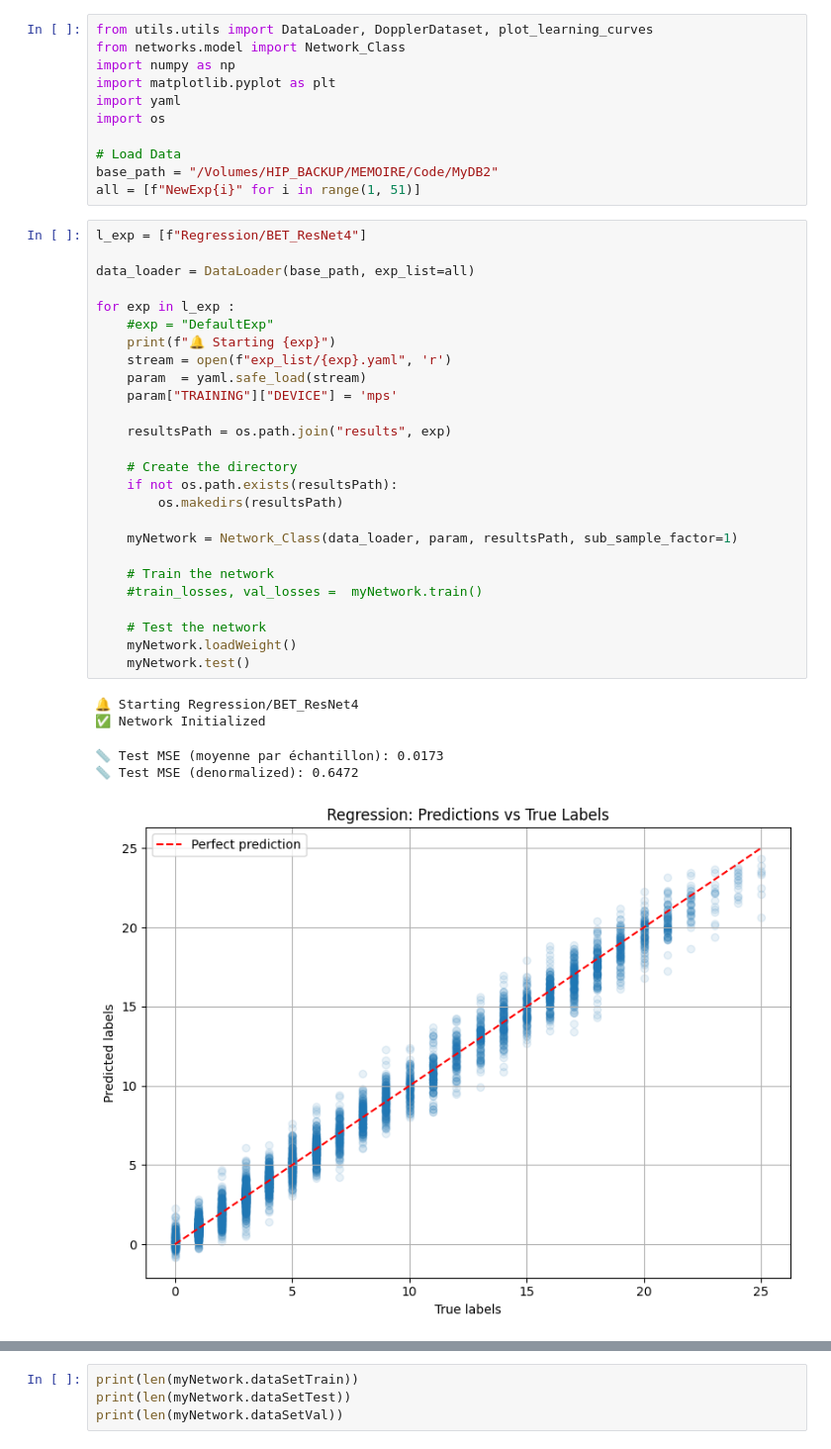
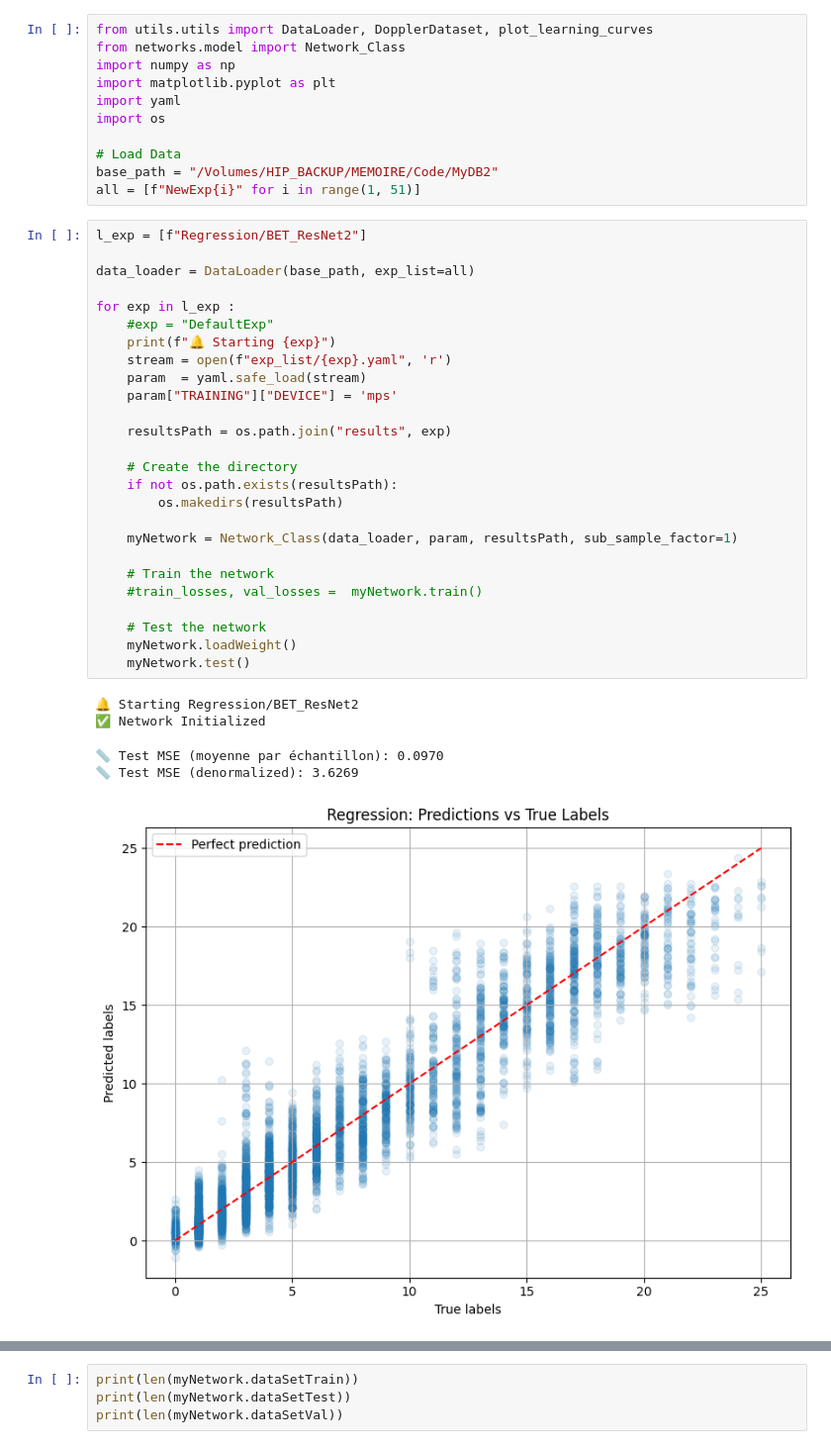
Before and after one commit to Hip02/CrowdMonitoring_Hip, a Jupyter notebook: DeepLearning/deep_learning_first_try.ipynb, the cells around one changed output, grey strips where cells are left out. Shown at 99% size. Drawn from its saved outputs; the diff is of its cells as text.

```diff
--- a/DeepLearning/deep_learning_first_try.ipynb
+++ b/DeepLearning/deep_learning_first_try.ipynb
@@ -10,34 +10,34 @@ import os
 base_path = "/Volumes/HIP_BACKUP/MEMOIRE/Code/MyDB2"
 all = [f"NewExp{i}" for i in range(1, 51)]
 # %%
-l_exp = [f"Regression/BET_ResNet4"]
+l_exp = [f"Regression/BET_ResNet2"]
 
 data_loader = DataLoader(base_path, exp_list=all)
 
 for exp in l_exp :
     #exp = "DefaultExp"
     print(f"🔔 Starting {exp}")
     stream = open(f"exp_list/{exp}.yaml", 'r')
     param  = yaml.safe_load(stream)
     param["TRAINING"]["DEVICE"] = 'mps'
 
     resultsPath = os.path.join("results", exp)
 
     # Create the directory
     if not os.path.exists(resultsPath):
         os.makedirs(resultsPath)
 
     myNetwork = Network_Class(data_loader, param, resultsPath, sub_sample_factor=1)
 
     # Train the network
     #train_losses, val_losses =  myNetwork.train()
 
     # Test the network
     myNetwork.loadWeight()
     myNetwork.test()
 # %% [output]
-🔔 Starting Regression/BET_ResNet4
+🔔 Starting Regression/BET_ResNet2
 ✅ Network Initialized
-📏 Test MSE (moyenne par échantillon): 0.0173
-📏 Test MSE (denormalized): 0.6472
+📏 Test MSE (moyenne par échantillon): 0.0970
+📏 Test MSE (denormalized): 3.6269
-[figure, old version]
+[figure, new version]
```
Also changed, not shown: parts of 2 cells of this notebook, 3 other files.
